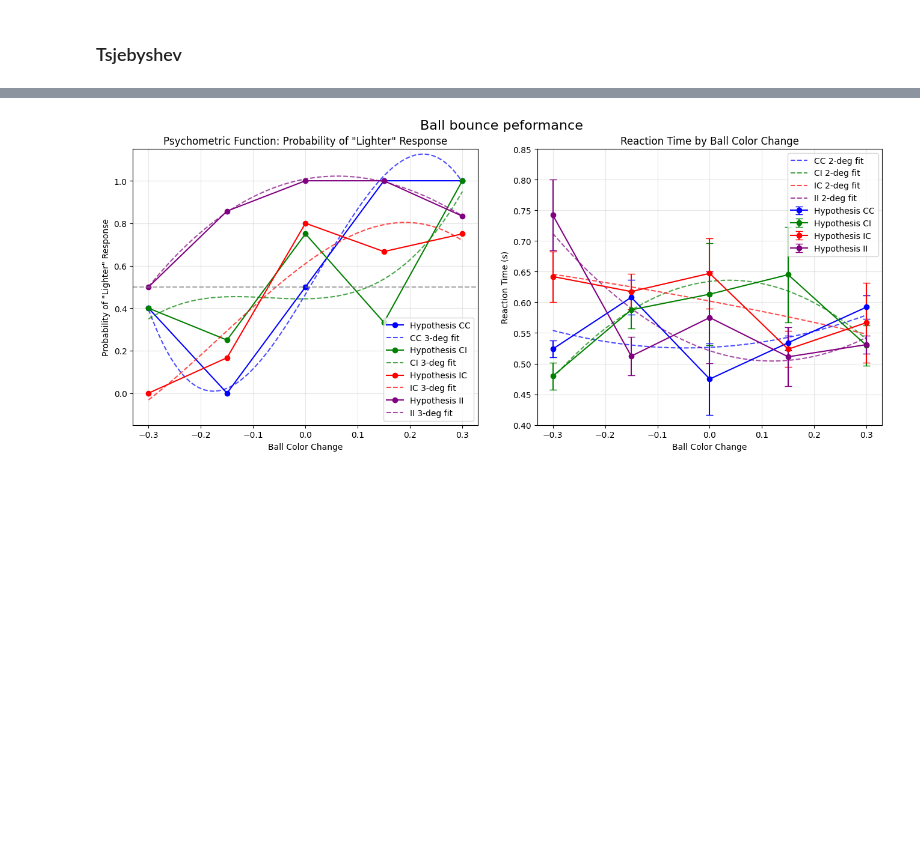
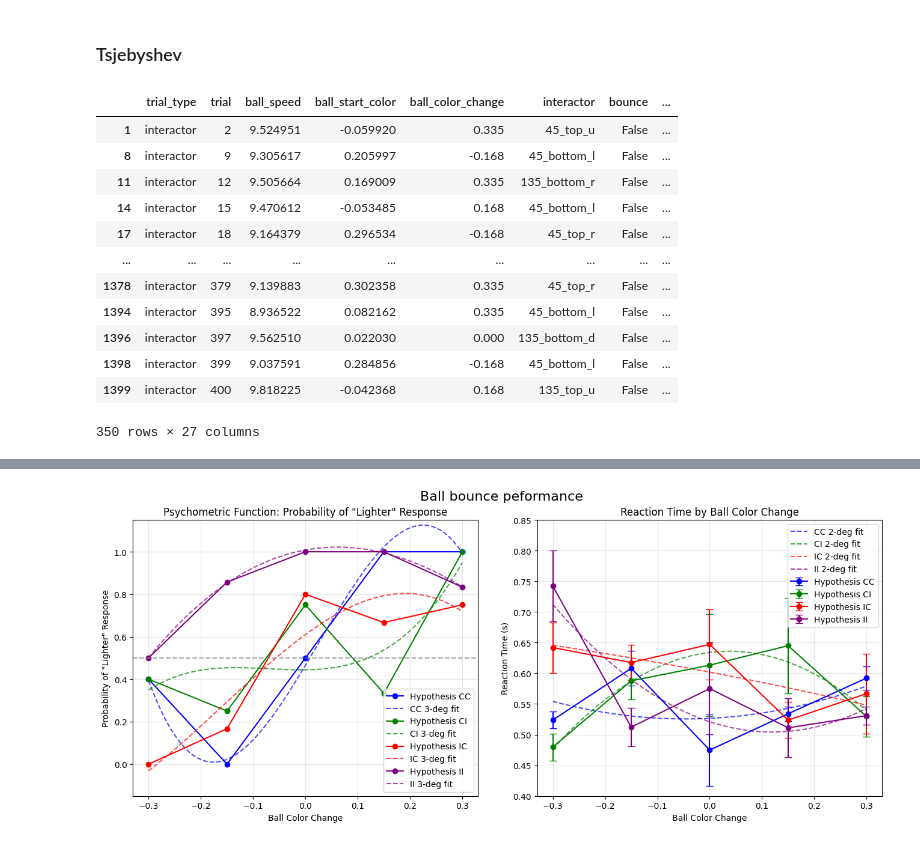
Before and after one commit to WiegerScheurer/physicspred, a Jupyter notebook: Notebooks/luminance_results.ipynb, the cells around one changed output, grey strips where cells are left out. Cells and saved outputs as stored; diff of their text form; code cells hidden in the pictures; blank space fills up the shorter version.

```diff
--- a/Notebooks/luminance_results.ipynb
+++ b/Notebooks/luminance_results.ipynb
@@ -31,4 +31,23 @@ from functions.analysis import (get_precision,
 20.0
 # %% [markdown]
 ### Tsjebyshev
+# %%
+ci = filter_condition(testdf, True, False)
+ic = filter_condition(testdf, False, True)
+
+ic
+# %% [output]
+|  | trial_type | trial | ball_speed | ball_start_color | ball_color_change | interactor | bounce | ... |
+| 1 | interactor | 2 | 9.524951 | -0.059920 | 0.335 | 45_top_u | False | ... |
+| 8 | interactor | 9 | 9.305617 | 0.205997 | -0.168 | 45_bottom_l | False | ... |
+| 11 | interactor | 12 | 9.505664 | 0.169009 | 0.335 | 135_bottom_r | False | ... |
+| 14 | interactor | 15 | 9.470612 | -0.053485 | 0.168 | 45_bottom_l | False | ... |
+| 17 | interactor | 18 | 9.164379 | 0.296534 | -0.168 | 45_top_r | False | ... |
+| ... | ... | ... | ... | ... | ... | ... | ... | ... |
+| 1378 | interactor | 379 | 9.139883 | 0.302358 | 0.335 | 45_top_r | False | ... |
+| 1394 | interactor | 395 | 8.936522 | 0.082162 | 0.335 | 45_bottom_l | False | ... |
+| 1396 | interactor | 397 | 9.562510 | 0.022030 | 0.000 | 135_bottom_d | False | ... |
+| 1398 | interactor | 399 | 9.037591 | 0.284856 | -0.168 | 45_bottom_l | False | ... |
+| 1399 | interactor | 400 | 9.818225 | -0.042368 | 0.168 | 135_top_u | False | ... |
+350 rows × 27 columns
 # %%
```
Also changed, not shown: parts of 8 cells of this notebook, 46 other files.
